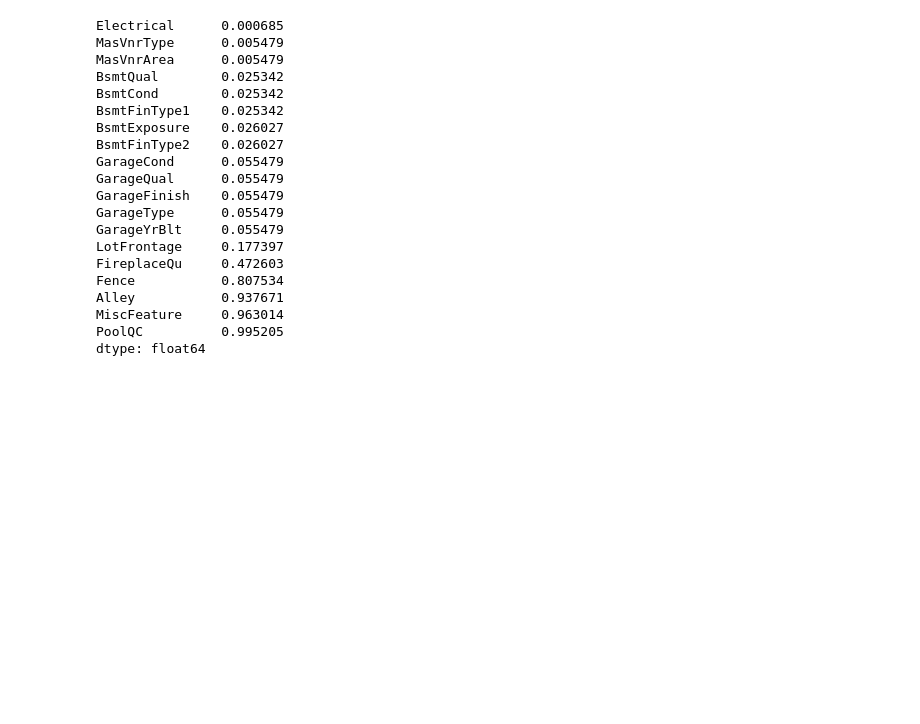
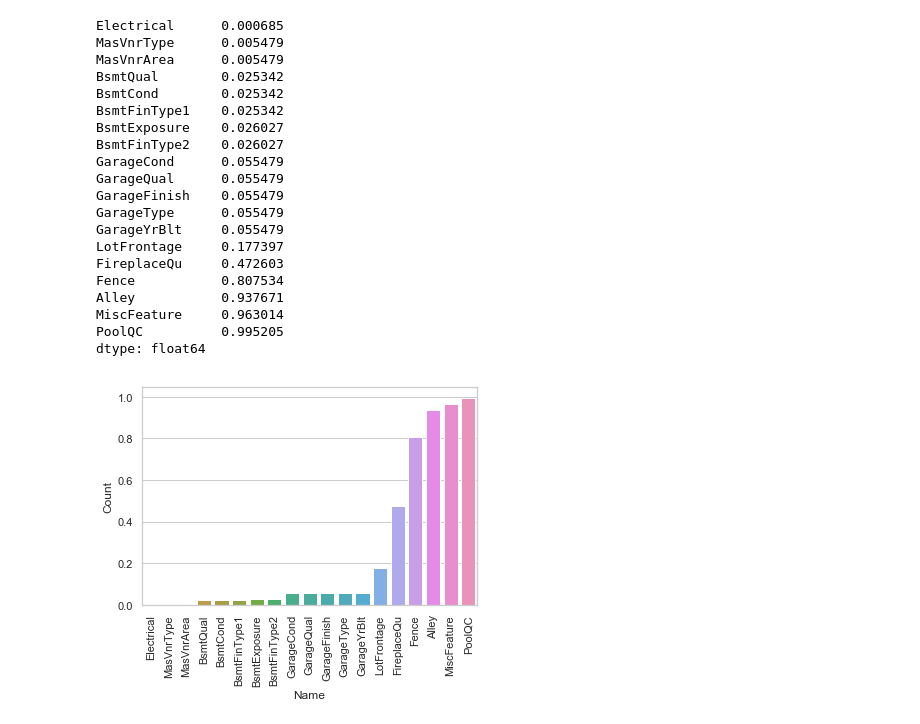
Before and after one commit to barua-anik/kaggle_housing_price_predictor, a Jupyter notebook: House Prices - Advanced Regression Techniques.ipynb, the cells around one changed output. Cells and saved outputs as stored; diff of their text form; code cells hidden in the pictures; blank space fills up the shorter version.

```diff
--- a/House Prices - Advanced Regression Techniques.ipynb
+++ b/House Prices - Advanced Regression Techniques.ipynb
@@ -128,3 +128,20 @@ Alley           0.937671
 MiscFeature     0.963014
 PoolQC          0.995205
 dtype: float64
+# %%
+# visualising missing values
+
+miss = miss.to_frame() # converting missing values into a frame
+miss.columns = ['Count']
+miss.index.names = ['Name']
+miss['Name'] = miss.index
+
+
+# plotting the missing vlaues
+
+sns.set(style="whitegrid", color_codes=True)
+sns.barplot(x = 'Name', y = 'Count', data = miss)
+plt.xticks(rotation = 90)
+plt.show()
+# %% [output]
+[figure, added]
```
